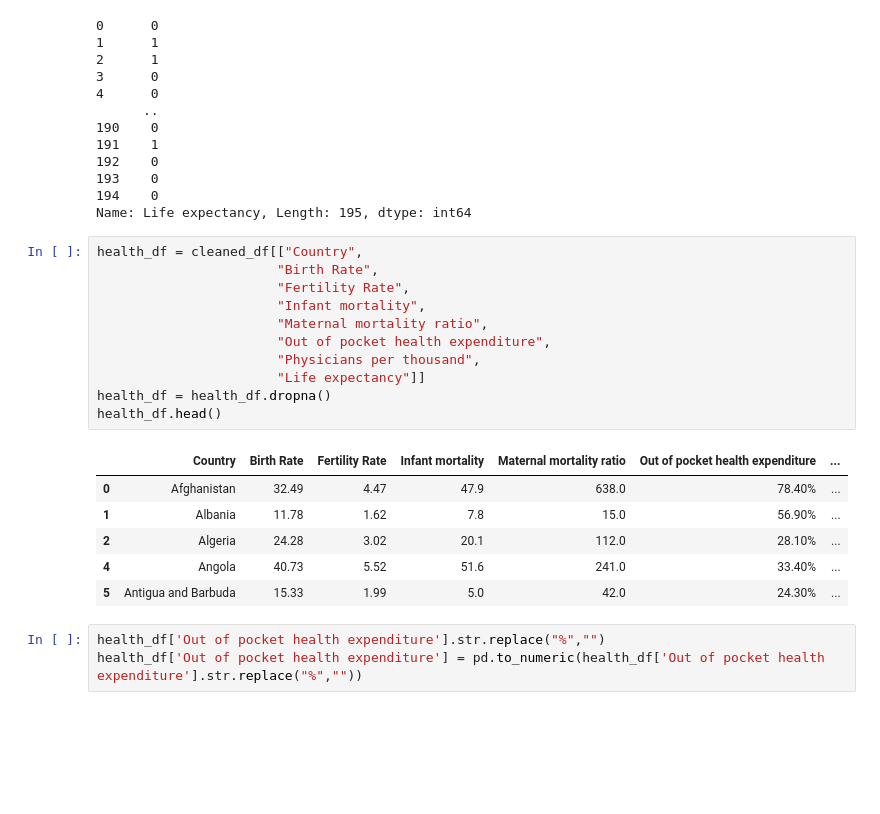
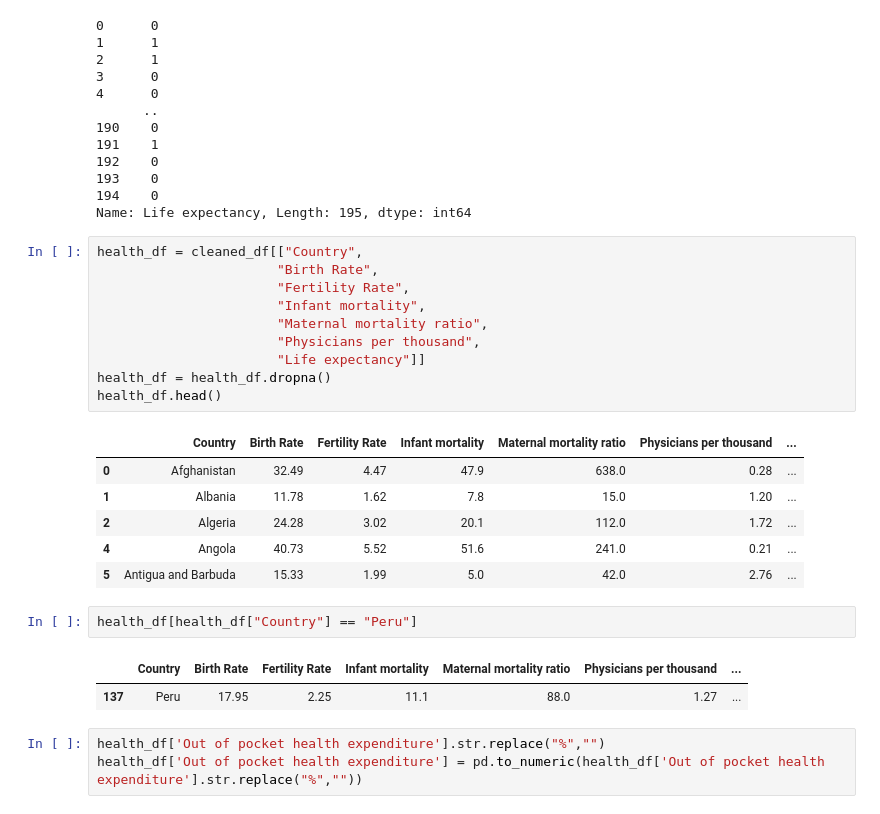
Before and after one commit to azrielmt/global-life-expectancy-investigation, a Jupyter notebook: data_clean.ipynb, the cells around one changed output. Drawn from its saved outputs; the diff is of its cells as text; blank space fills up the shorter version.

```diff
--- a/data_clean.ipynb
+++ b/data_clean.ipynb
@@ -179,21 +179,25 @@ Name: Life expectancy, Length: 195, dtype: int64
 # %%
 health_df = cleaned_df[["Country",
                        "Birth Rate",
                        "Fertility Rate",
                        "Infant mortality",
                        "Maternal mortality ratio",
-                       "Out of pocket health expenditure",
                        "Physicians per thousand",
                        "Life expectancy"]]
 health_df = health_df.dropna()
 health_df.head()
 # %% [output]
-|  | Country | Birth Rate | Fertility Rate | Infant mortality | Maternal mortality ratio | Out of pocket health expenditure | ... |
-| 0 | Afghanistan | 32.49 | 4.47 | 47.9 | 638.0 | 78.40% | ... |
-| 1 | Albania | 11.78 | 1.62 | 7.8 | 15.0 | 56.90% | ... |
-| 2 | Algeria | 24.28 | 3.02 | 20.1 | 112.0 | 28.10% | ... |
-| 4 | Angola | 40.73 | 5.52 | 51.6 | 241.0 | 33.40% | ... |
-| 5 | Antigua and Barbuda | 15.33 | 1.99 | 5.0 | 42.0 | 24.30% | ... |
+|  | Country | Birth Rate | Fertility Rate | Infant mortality | Maternal mortality ratio | Physicians per thousand | ... |
+| 0 | Afghanistan | 32.49 | 4.47 | 47.9 | 638.0 | 0.28 | ... |
+| 1 | Albania | 11.78 | 1.62 | 7.8 | 15.0 | 1.20 | ... |
+| 2 | Algeria | 24.28 | 3.02 | 20.1 | 112.0 | 1.72 | ... |
+| 4 | Angola | 40.73 | 5.52 | 51.6 | 241.0 | 0.21 | ... |
+| 5 | Antigua and Barbuda | 15.33 | 1.99 | 5.0 | 42.0 | 2.76 | ... |
+# %%
+health_df[health_df["Country"] == "Peru"]
+# %% [output]
+|  | Country | Birth Rate | Fertility Rate | Infant mortality | Maternal mortality ratio | Physicians per thousand | ... |
+| 137 | Peru | 17.95 | 2.25 | 11.1 | 88.0 | 1.27 | ... |
 # %%
 health_df['Out of pocket health expenditure'].str.replace("%","")
 health_df['Out of pocket health expenditure'] = pd.to_numeric(health_df['Out of pocket health expenditure'].str.replace("%",""))
```
Also changed, not shown: parts of 29 cells of this notebook.
